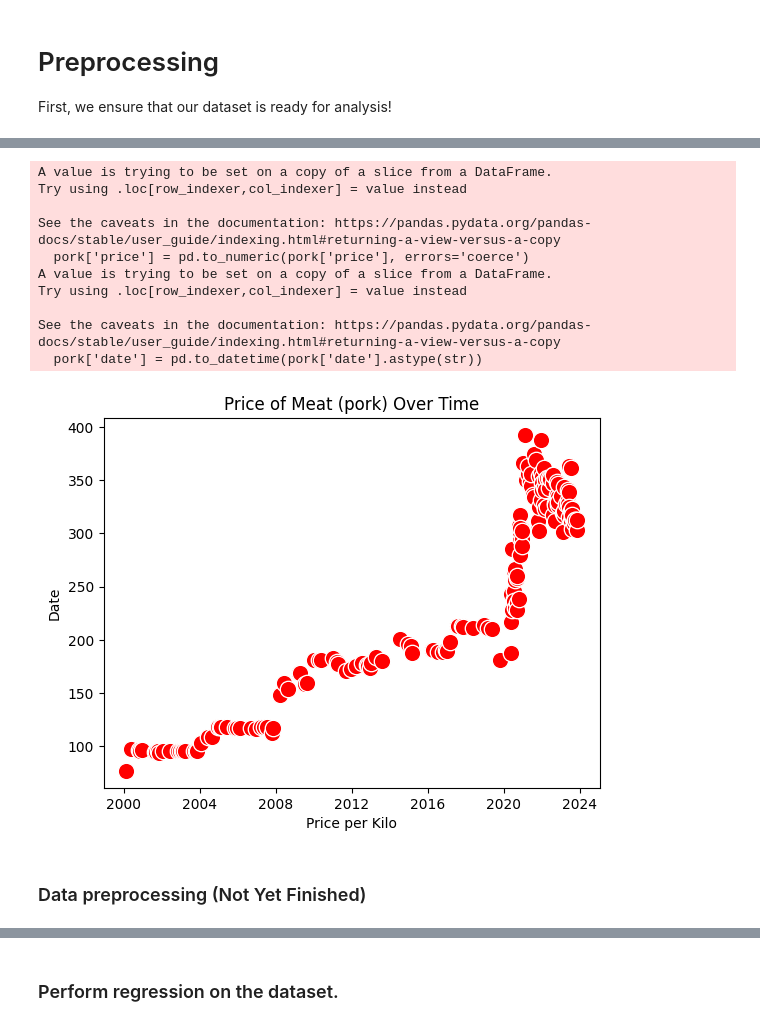
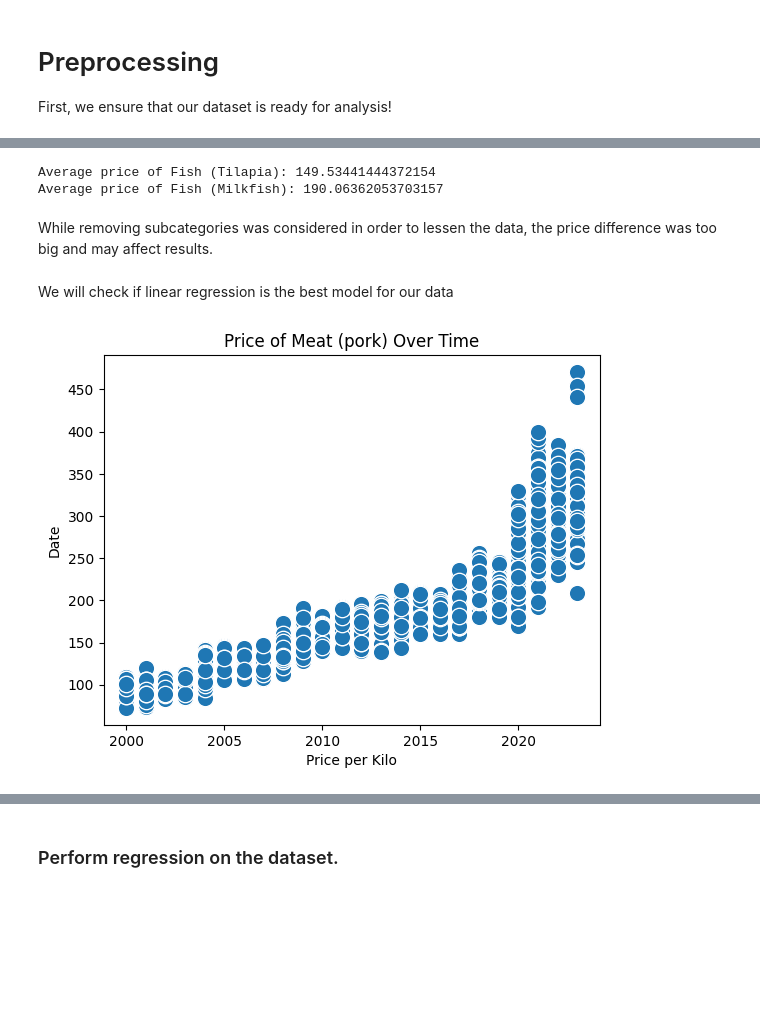
Before and after one commit to NeoGregorio/commodity-predict, a Jupyter notebook: prediction-model.ipynb, the cells around one changed output, grey strips where cells are left out. Saved outputs shown, nothing was run; the diff lists cells and outputs as text; code cells hidden in the pictures; blank space fills up the shorter version.

Commit message:
feat: regression on pork

```diff
--- a/prediction-model.ipynb
+++ b/prediction-model.ipynb
@@ -81,0 +89,15 @@ KeyError: "['admin2', 'market', 'latitude', 'longitude', 'currency', 'usdprice']
+# %%
+# @title Remove first garbage row
+data = data[1:]
+# %%
+# @title Rename region
+
+# Map region to an integer value
+le = LabelEncoder()
+data['region'] = le.fit_transform(data['admin1'])
+data = data.drop(['admin1'], axis=1)
+
+label_mapping = dict(zip(le.classes_, le.transform(le.classes_)))
+print(label_mapping)
+
+data
@@ -81,0 +121,4 @@ KeyError: "['admin2', 'market', 'latitude', 'longitude', 'currency', 'usdprice']
+# %%
+# @title Convert datatypes
+data['price'] = data['price'].astype(float)
+data.info()
@@ -81,0 +141,13 @@ KeyError: "['admin2', 'market', 'latitude', 'longitude', 'currency', 'usdprice']
+# %%
+# @title Process date into own columns (year, month, day)
+data['date'] = pd.to_datetime(data['date'])
+
+# Distribute into own columns
+data['year'] = data['date'].dt.year
+data['month'] = data['date'].dt.month
+data['day'] = data['date'].dt.day
+
+# Drop raw date
+data.drop('date', axis=1, inplace=True)
+
+data.head()
@@ -86,32 +236,26 @@ We will check if linear regression is the best model for our data
+# %%
+tilapia_avg_price = data[data['commodity'] == 'Fish (tilapia)']['price'].mean()
+milkfish_avg_price = data[data['commodity'] == 'Fish (milkfish)']['price'].mean()
+'Rice (milled, superior)'
+print('Average price of Fish (Tilapia):', tilapia_avg_price)
+print('Average price of Fish (Milkfish):', milkfish_avg_price)
+# %% [output]
+Average price of Fish (Tilapia): 149.53441444372154
+Average price of Fish (Milkfish): 190.06362053703157
+# %% [markdown]
+While removing subcategories was considered in order to lessen the data, the price difference was too big and may affect results.
+# %% [markdown]
+We will check if linear regression is the best model for our data
 # %%
 # @title Pork Data
 
-# sns.histplot(pork['Life expectancy '].dropna(), kde=True, color='green')
+# Filter rows where commodity is pork
+pork = data[(data['commodity'] == 'Meat (pork)')]
 
-# Filter rows where 'category' is 'fruits and vegetables'
-pork = data[(data['commodity'] == 'Meat (pork)') & (data['admin1'] == 'Region III')]
-pork['price'] = pd.to_numeric(pork['price'], errors='coerce')
-
-# Convert 'date' column to string, then to datetime
-pork['date'] = pd.to_datetime(pork['date'].astype(str))
-
-
-sns.scatterplot(x=pork['date'], y = pork['price'], s=140, c='red')
+sns.scatterplot(x=pork['year'], y = pork['price'], s=140)
 plt.xlabel('Price per Kilo')
 plt.ylabel('Date')
 plt.title('Price of Meat (pork) Over Time')
 plt.show()
 # %% [output]
-A value is trying to be set on a copy of a slice from a DataFrame.
-Try using .loc[row_indexer,col_indexer] = value instead
-
-See the caveats in the documentation: https://pandas.pydata.org/pandas-docs/stable/user_guide/indexing.html#returning-a-view-versus-a-copy
-  pork['price'] = pd.to_numeric(pork['price'], errors='coerce')
-A value is trying to be set on a copy of a slice from a DataFrame.
-Try using .loc[row_indexer,col_indexer] = value instead
-
-See the caveats in the documentation: https://pandas.pydata.org/pandas-docs/stable/user_guide/indexing.html#returning-a-view-versus-a-copy
-  pork['date'] = pd.to_datetime(pork['date'].astype(str))
-[figure, old version]
+[figure, new version]
-# %% [markdown]
-### Data preprocessing (Not Yet Finished)
```
Also changed, not shown: parts of 18 cells of this notebook.
